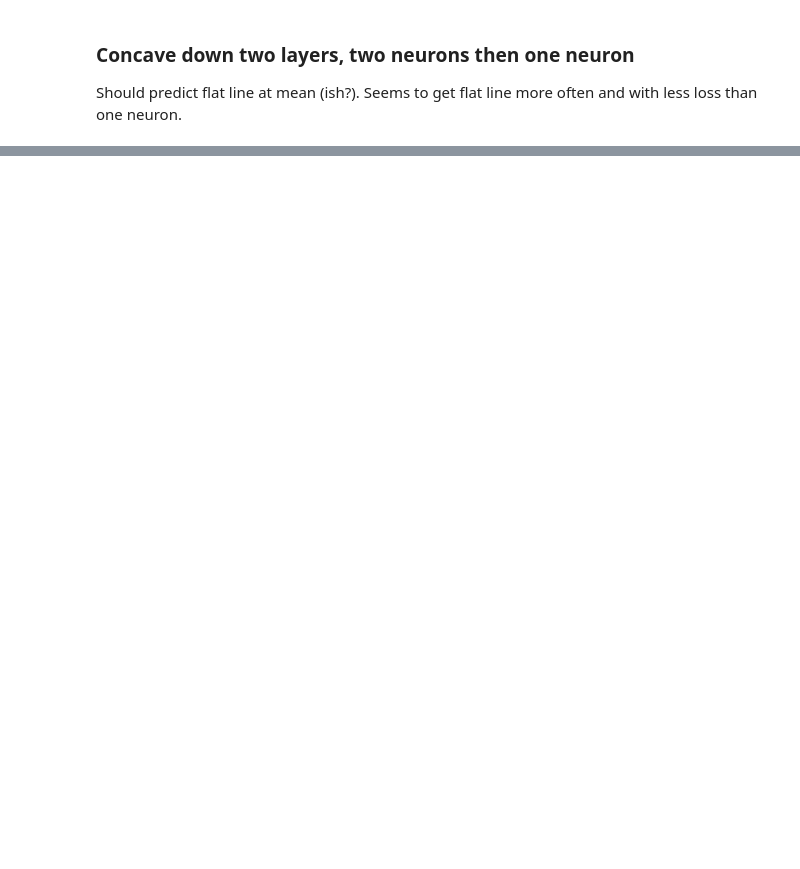
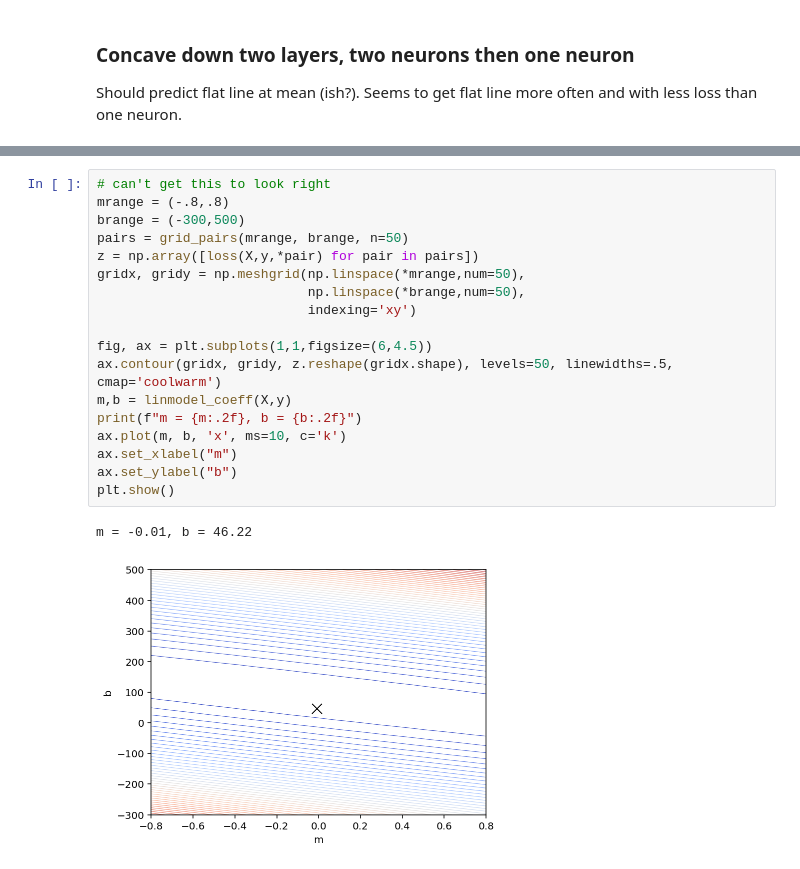
Before and after one commit to parrt/fundamentals-of-deep-learning, a Jupyter notebook: notebooks/playground.ipynb, the cells around one changed output, grey strips where cells are left out. Saved outputs shown, nothing was run; the diff lists cells and outputs as text; blank space fills up the shorter version.

```diff
--- a/notebooks/playground.ipynb
+++ b/notebooks/playground.ipynb
@@ -525,0 +547,21 @@ Loss tensor(0.0005)
+# %%
+# can't get this to look right
+mrange = (-.8,.8)
+brange = (-300,500)
+pairs = grid_pairs(mrange, brange, n=50)
+z = np.array([loss(X,y,*pair) for pair in pairs])
+gridx, gridy = np.meshgrid(np.linspace(*mrange,num=50),
+                           np.linspace(*brange,num=50),
+                           indexing='xy')
+
+fig, ax = plt.subplots(1,1,figsize=(6,4.5))
+ax.contour(gridx, gridy, z.reshape(gridx.shape), levels=50, linewidths=.5, cmap='coolwarm')
+m,b = linmodel_coeff(X,y)
+print(f"m = {m:.2f}, b = {b:.2f}")
+ax.plot(m, b, 'x', ms=10, c='k')
+ax.set_xlabel("m")
+ax.set_ylabel("b")
+plt.show()
+# %% [output]
+m = -0.01, b = 46.22
+[figure, added]
```
Also changed, not shown: parts of 30 cells of this notebook, 2 other files.
